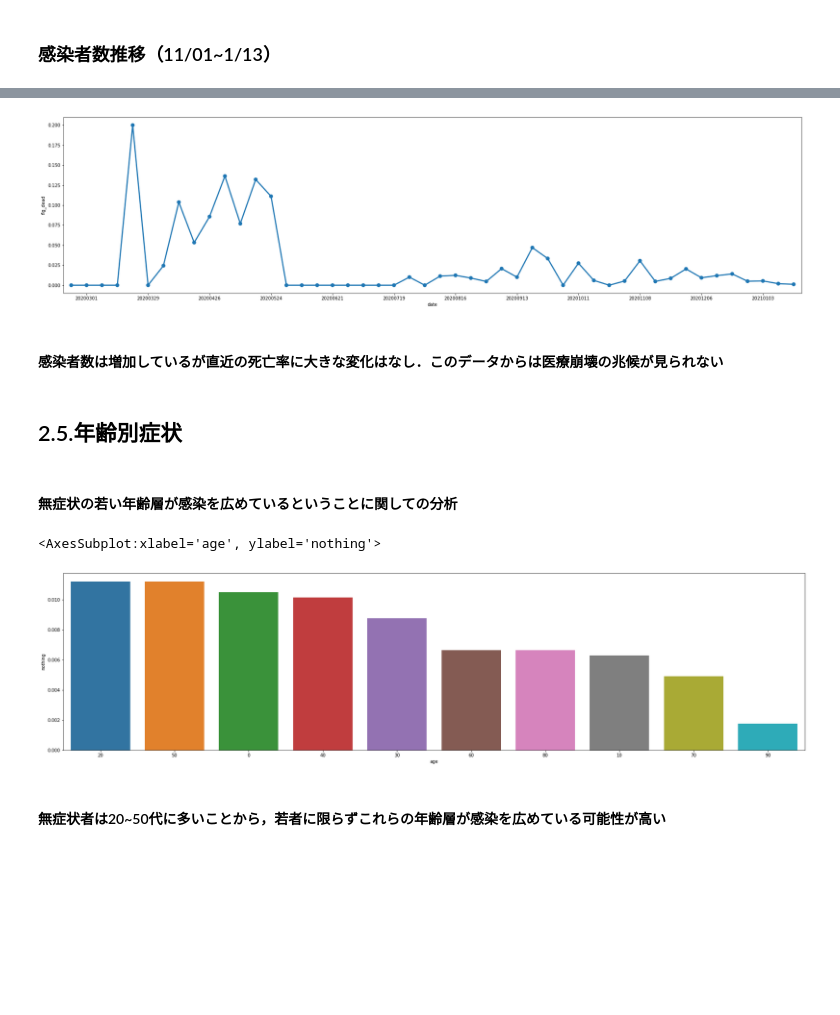
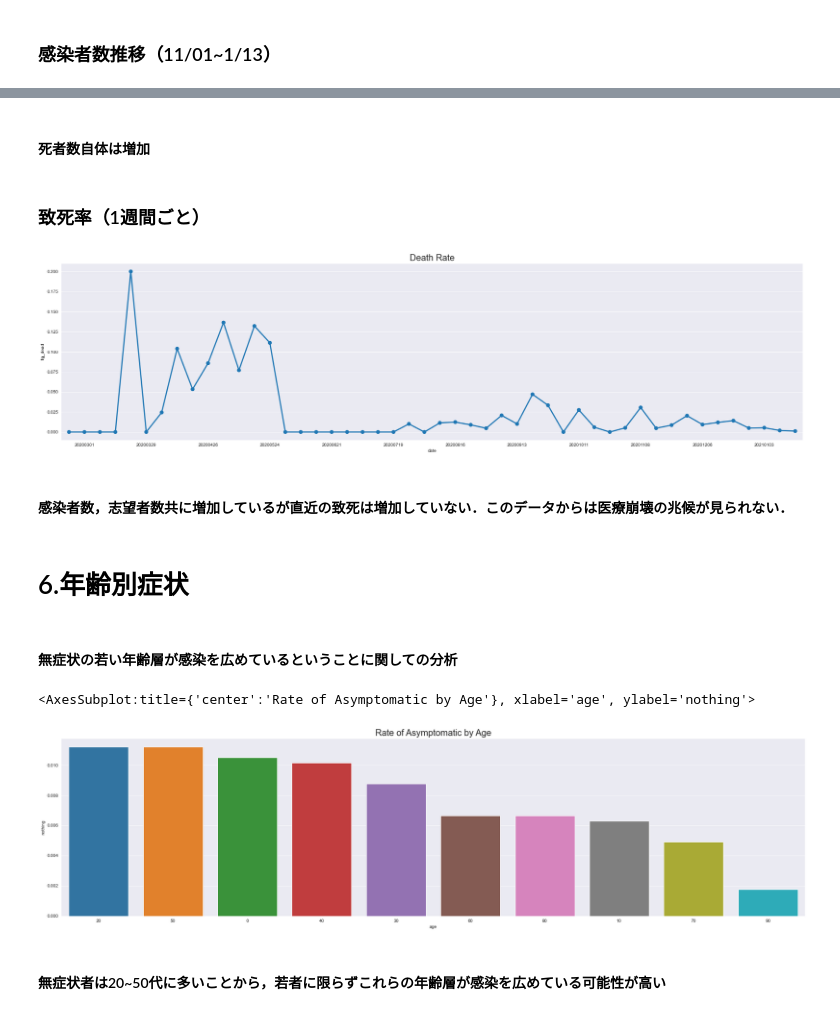
Before and after one commit to ka70/covid_EDA_2021, a Jupyter notebook: covid19_yokohama_analysis.ipynb, the cells around one changed output, grey strips where cells are left out. Cells and saved outputs as stored; diff of their text form; code cells hidden in the pictures; blank space fills up the shorter version.

```diff
--- a/covid19_yokohama_analysis.ipynb
+++ b/covid19_yokohama_analysis.ipynb
@@ -74,5 +72,7 @@ df.head()
 # age ヒストグラム
 plt.figure(figsize=(20,20))
 plt.subplot(3,1,1)
+plt.title('Number of Cases by Age', fontsize=20)
+sns.set_style(style='darkgrid')
 sns.distplot(df['age'], kde=False, rug=False, bins=10)
 # %% [output]
@@ -229,0 +246,18 @@ plt.show()
+# %%
+# 一週間ごとに集計
+death_num = df2.resample('W').count()['flg_dead']
+death_num = death_num.reset_index()
+death_num['date'] = death_num['datetime'].dt.strftime('%Y%m%d')
+
+# 死亡者数の描画
+plt.figure(figsize=(30,25))
+plt.subplot(3,1,1)
+ax = sns.pointplot(x='date', y='flg_dead', data=death_num)
+plt.title('Death Toll', fontsize=20)
+
+xticks=ax.xaxis.get_major_ticks()
+for i in range(len(xticks)):
+    if i%4!=1:
+        xticks[i].set_visible(False)
+
+plt.show()
@@ -230,3 +266,7 @@ plt.show()
+# %% [markdown]
+#### 死者数自体は増加
+# %% [markdown]
+### 致死率（1週間ごと）
 # %%
 # 一週間ごとに集計
 df2 = df.set_index('datetime')
@@ -236,23 +276,24 @@ df_week.columns=['age','flg_discharge','flg_dead','number_of_cases']
 df_week = df_week.reset_index()
 df_week['date'] = df_week['datetime'].dt.strftime('%Y%m%d')
 # %%
-# 死亡率の描画
+# 致死率の描画
 plt.figure(figsize=(30,25))
 plt.subplot(3,1,1)
 ax = sns.pointplot(x='date', y='flg_dead', data=df_week)
+plt.title('Death Rate', fontsize=20)
 
 xticks=ax.xaxis.get_major_ticks()
 for i in range(len(xticks)):
     if i%4!=1:
         xticks[i].set_visible(False)
 
 plt.show()
 # %% [output]
-[figure, old version]
+[figure, new version]
 # %% [markdown]
-#### 感染者数は増加しているが直近の死亡率に大きな変化はなし．このデータからは医療崩壊の兆候が見られない
+#### 感染者数，志望者数共に増加しているが直近の致死は増加していない．このデータからは医療崩壊の兆候が見られない．
 # %% [markdown]
-## 2.5.年齢別症状
+# 6.年齢別症状
 # %% [markdown]
 #### 無症状の若い年齢層が感染を広めているということに関しての分析
 # %%
@@ -267,10 +308,11 @@ df_nothing_by_age['age'] = df_nothing_by_age['age'].astype(str)
 # %%
 plt.figure(figsize=(30,25))
 plt.subplot(3,1,1)
+plt.title('Rate of Asymptomatic by Age', fontsize=20)
 sns.barplot(data=df_nothing_by_age,x='age',y='nothing')
 # %% [output]
-<AxesSubplot:xlabel='age', ylabel='nothing'>
+<AxesSubplot:title={'center':'Rate of Asymptomatic by Age'}, xlabel='age', ylabel='nothing'>
-[figure, old version]
+[figure, new version]
 # %% [markdown]
 #### 無症状者は20~50代に多いことから，若者に限らずこれらの年齢層が感染を広めている可能性が高い
 # %% [markdown]
```
Also changed, not shown: parts of 26 cells of this notebook.
